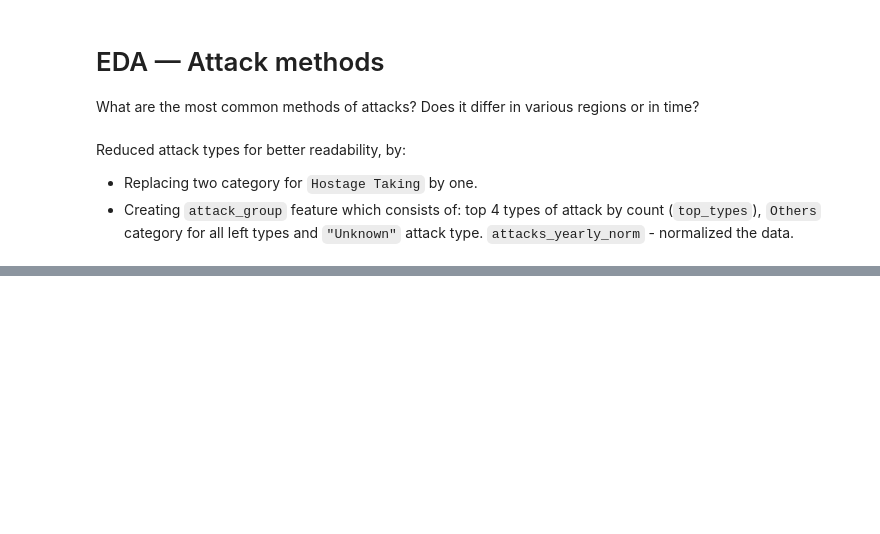
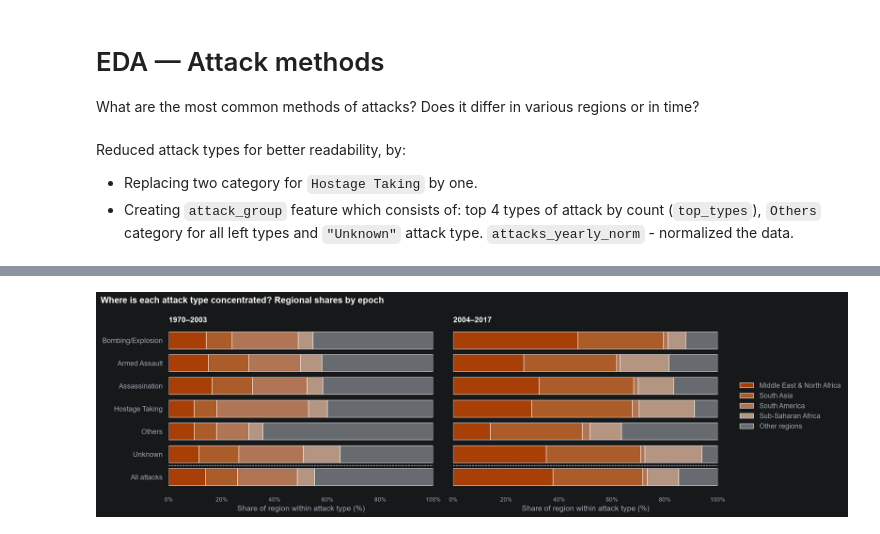
Before and after one commit to Olha-Kes/terrorism_hotspots, a Jupyter notebook: notebooks/eda_terrorism_hotspots.ipynb, the cells around one changed output, grey strips where cells are left out. Drawn from its saved outputs; the diff is of its cells as text; code cells hidden in the pictures; blank space fills up the shorter version.

```diff
--- a/notebooks/eda_terrorism_hotspots.ipynb
+++ b/notebooks/eda_terrorism_hotspots.ipynb
@@ -949,0 +902,43 @@ plt.show()
+# %%
+top_regions = df_clean["region_txt"].value_counts().head(4).index
+region_group = df_clean["region_txt"].where(df_clean["region_txt"].isin(top_regions), "Other regions")
+region_order = list(top_regions) + ["Other regions"]
+
+type_order = list(attack_group.value_counts().drop(["Others", "Unknown"]).index) + ["Others", "Unknown"]
+
+epochs = {
+    "1970–2003": df_clean["iyear"] <= 2003,
+    "2004–2017": df_clean["iyear"] >= 2004,
+}
+
+def region_shares(mask):
+    counts = (pd.crosstab(attack_group[mask], region_group[mask])
+              .reindex(index=type_order, columns=region_order, fill_value=0))
+    shares = counts.div(counts.sum(axis=1), axis=0) * 100
+    shares.loc["All attacks"] = region_group[mask].value_counts(normalize=True).reindex(region_order) * 100
+    return shares
+
+colors = dict(zip(region_order, ["#e65100", "#eb7a2e", "#f29e6d", "#f7cbaf", "#8a8f94"]))
+fig, axes = plt.subplots(1, 2, figsize=(14, 5), sharex=True, sharey=True)
+
+for ax, (label, mask) in zip(axes, epochs.items()):
+    shares = region_shares(mask)
+    shares.plot(kind="barh", stacked=True, ax=ax, color=[colors[c] for c in shares.columns],
+                width=0.75, legend=False, alpha=0.7)
+    ax.axhline(len(type_order) - 0.5, color="white", lw=0.8, ls="--")
+    ax.set_title(label, loc="left", fontsize=12, fontweight="bold")
+    ax.set_xlabel("Share of region within attack type (%)")
+    ax.set_ylabel("")
+    ax.set_xlim(0, 100)
+    fmt_axis(ax, axis="x", kind="pct")
+    ax.grid(False)
+
+axes[0].invert_yaxis()
+handles, labels = axes[0].get_legend_handles_labels()
+fig.legend(handles, labels, loc="center left", bbox_to_anchor=(1, 0.5), frameon=False)
+fig.suptitle("Where is each attack type concentrated? Regional shares by epoch",
+             x=0.01, ha="left", fontsize=14, fontweight="bold", color="white")
+plt.tight_layout()
+fig.savefig(output_dir / "Attack types by region and epoch.png", dpi=300, bbox_inches="tight")
+# %% [output]
+[figure, added]
```
Also changed, not shown: parts of 15 cells of this notebook, 5 other files.
